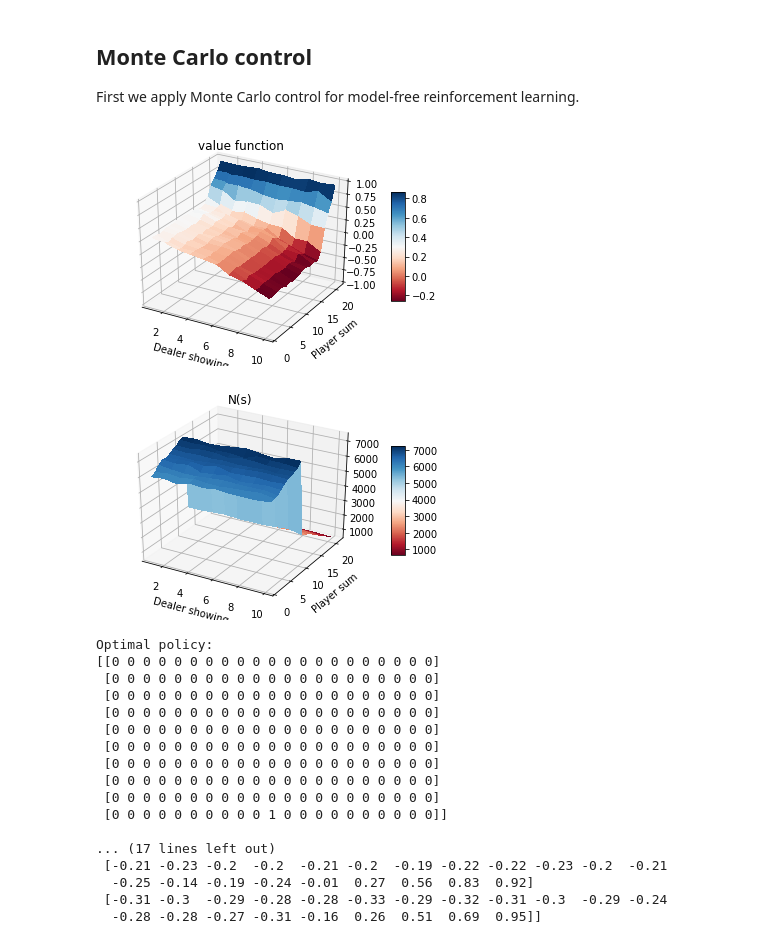
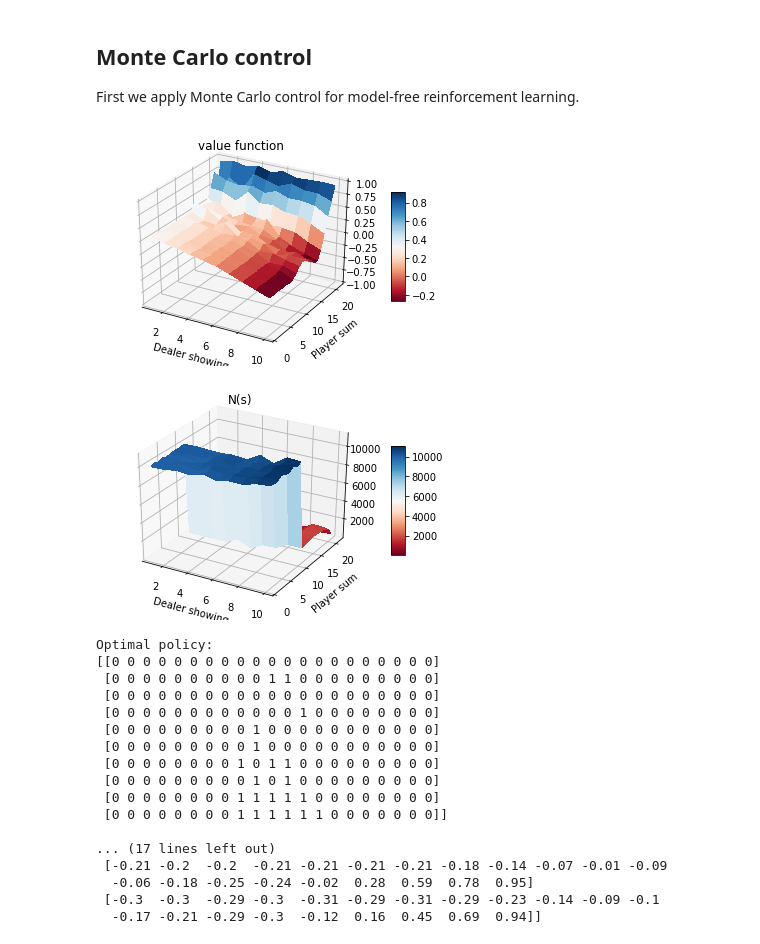
Before and after one commit to zhong1wan/RL, a Jupyter notebook: easy21.ipynb, the cells around one changed output. Drawn from its saved outputs; the diff is of its cells as text; code cells hidden in the pictures.

```diff
--- a/easy21.ipynb
+++ b/easy21.ipynb
@@ -95,21 +95,21 @@ First we apply Monte Carlo control for model-free reinforcement learning.
 # %%
 Q = np.zeros((10, 21, 2))
 Nsa = np.zeros((10, 21, 2))     # number of times action has been selected from state s
-N0 = 200
-num_eps = int(5e5)              # number of episodes
+N0 = 100
+num_eps = int(1e6)              # number of episodes
 
 
 def ep_greedy(d, s, Q, Ns):
 
     # an epsilon-greedy strategy where ep = N0/(N0+N(s))
     # assume 1<=d<=10 and 1<=s<=21
-    ep = N0/(N0 + Ns[d - 1, s - 1])
+    ep = N0/(N0 + Ns[d-1, s-1])
     if random.random() < ep:
         # exploration
         action = random.randint(0, 1)
     else:
         # exploitation
-        action = np.argmax(Q[d - 1, s - 1, :])
+        action = np.argmax(Q[d-1, s-1, :])
 
     return action
 
@@ -124,7 +124,7 @@ for _ in range(num_eps):
 
     # generate episode
     while end is False:
-        a = ep_greedy(d, s, Q, np.sum(Q, axis=-1))
+        a = ep_greedy(d, s, Q, np.sum(Nsa, axis=-1))
         s_new, r = step(d, s, a)
         end = True if a == 0 or s_new > 21 or s_new < 1 else False
         episode.append([d, s, a])
@@ -135,60 +135,60 @@ for _ in range(num_eps):
 #     for p in episode:
 #         print('player sum %d, action %d'%(p[1], p[2]))
 #     print('final reward %d'%r)
 
     # incrementally update value functions
     for p in episode:
-        Nsa[p[0] - 1, p[1] - 1, p[2]] += 1
-        alpha = 1/(1 + Nsa[p[0] - 1, p[1] - 1, p[2]])
-        Q[p[0] - 1, p[1] - 1, p[2]] += alpha*(r - Q[p[0] - 1, p[1] - 1, p[2]])
+        Nsa[p[0]-1, p[1]-1, p[2]] += 1
+        alpha = 1/Nsa[p[0]-1, p[1]-1, p[2]]
+        Q[p[0]-1, p[1]-1, p[2]] += alpha*(r - Q[p[0]-1, p[1]-1, p[2]])
 
 # plot final value function
 V = np.amax(Q, axis=-1)
 
 fig = plt.figure()
 ax = fig.gca(projection='3d')
 x1, x2 = np.meshgrid(np.arange(1, 11), np.arange(1, 22))
 surf = ax.plot_surface(x1, x2, V.T, cmap='RdBu', linewidth=0, antialiased=False)
 ax.set_xlabel('Dealer showing')
 ax.set_ylabel('Player sum')
 ax.set_zlim([-1, 1])
 ax.set_title('value function')
 fig.colorbar(surf, shrink=0.5, aspect=8)
 
 fig = plt.figure()
 ax = fig.gca(projection='3d')
 surf = ax.plot_surface(x1, x2, np.sum(Nsa, axis=-1).T, cmap='RdBu', linewidth=0, antialiased=False)
 ax.set_xlabel('Dealer showing')
 ax.set_ylabel('Player sum')
 ax.set_title('N(s)')
 fig.colorbar(surf, shrink=0.5, aspect=8)
 
 plt.show()
 # %% [output]
-[figure, old version]
+[figure, new version]
-[figure, old version]
+[figure, new version]
 # %%
 print('Optimal policy:')
 print(np.argmax(Q, axis=-1))
 
 np.set_printoptions(precision=2, suppress=True)
-print('\nOptimal value function:')
-print(Q[:, :, 0])
+print('\nOptimal action value:')
+print(V)
 # %% [output]
 Optimal policy:
 [[0 0 0 0 0 0 0 0 0 0 0 0 0 0 0 0 0 0 0 0 0]
+ [0 0 0 0 0 0 0 0 0 0 1 1 0 0 0 0 0 0 0 0 0]
  [0 0 0 0 0 0 0 0 0 0 0 0 0 0 0 0 0 0 0 0 0]
- [0 0 0 0 0 0 0 0 0 0 0 0 0 0 0 0 0 0 0 0 0]
- [0 0 0 0 0 0 0 0 0 0 0 0 0 0 0 0 0 0 0 0 0]
- [0 0 0 0 0 0 0 0 0 0 0 0 0 0 0 0 0 0 0 0 0]
- [0 0 0 0 0 0 0 0 0 0 0 0 0 0 0 0 0 0 0 0 0]
- [0 0 0 0 0 0 0 0 0 0 0 0 0 0 0 0 0 0 0 0 0]
- [0 0 0 0 0 0 0 0 0 0 0 0 0 0 0 0 0 0 0 0 0]
- [0 0 0 0 0 0 0 0 0 0 0 0 0 0 0 0 0 0 0 0 0]
- [0 0 0 0 0 0 0 0 0 0 1 0 0 0 0 0 0 0 0 0 0]]
+ [0 0 0 0 0 0 0 0 0 0 0 0 1 0 0 0 0 0 0 0 0]
+ [0 0 0 0 0 0 0 0 0 1 0 0 0 0 0 0 0 0 0 0 0]
+ [0 0 0 0 0 0 0 0 0 1 0 0 0 0 0 0 0 0 0 0 0]
+ [0 0 0 0 0 0 0 0 1 0 1 1 0 0 0 0 0 0 0 0 0]
+ [0 0 0 0 0 0 0 0 0 1 0 1 0 0 0 0 0 0 0 0 0]
+ [0 0 0 0 0 0 0 0 1 1 1 1 1 0 0 0 0 0 0 0 0]
+ [0 0 0 0 0 0 0 0 1 1 1 1 1 1 0 0 0 0 0 0 0]]
 
 ... (17 lines left out)
- [-0.21 -0.23 -0.2  -0.2  -0.21 -0.2  -0.19 -0.22 -0.22 -0.23 -0.2  -0.21
-  -0.25 -0.14 -0.19 -0.24 -0.01  0.27  0.56  0.83  0.92]
- [-0.31 -0.3  -0.29 -0.28 -0.28 -0.33 -0.29 -0.32 -0.31 -0.3  -0.29 -0.24
-  -0.28 -0.28 -0.27 -0.31 -0.16  0.26  0.51  0.69  0.95]]
+ [-0.21 -0.2  -0.2  -0.21 -0.21 -0.21 -0.21 -0.18 -0.14 -0.07 -0.01 -0.09
+  -0.06 -0.18 -0.25 -0.24 -0.02  0.28  0.59  0.78  0.95]
+ [-0.3  -0.3  -0.29 -0.3  -0.31 -0.29 -0.31 -0.29 -0.23 -0.14 -0.09 -0.1
+  -0.17 -0.21 -0.29 -0.3  -0.12  0.16  0.45  0.69  0.94]]
```
Also changed, not shown: parts of 6 cells of this notebook.
